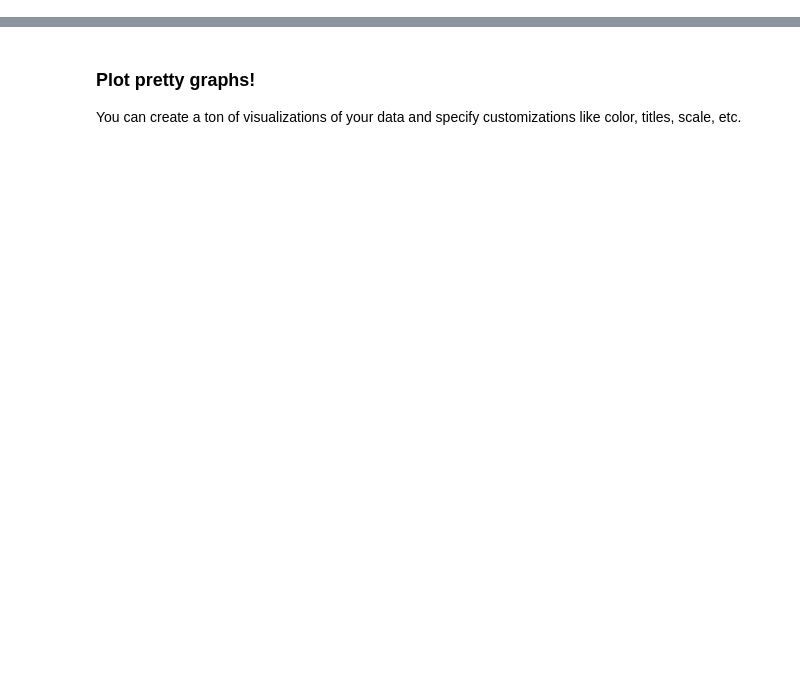
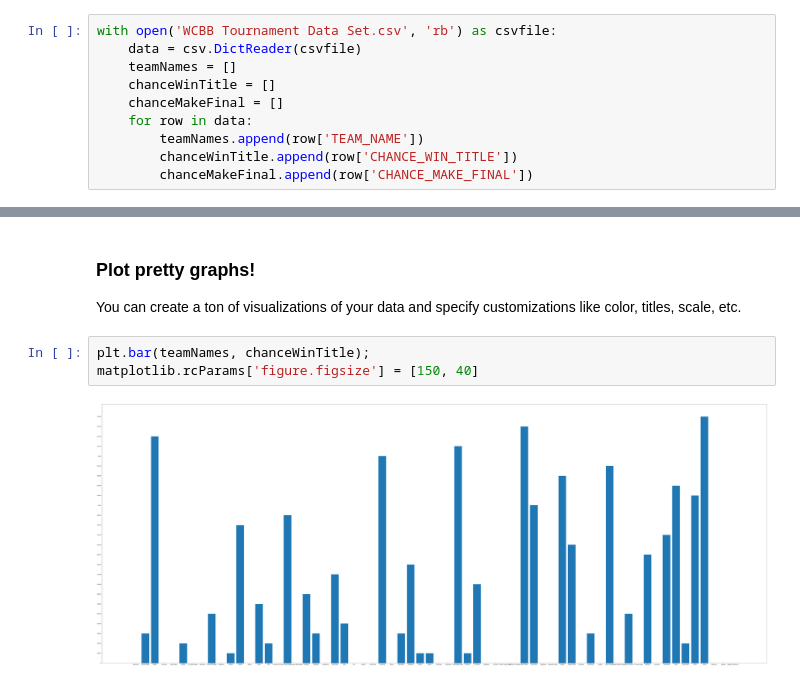
Before and after one commit to dianetam523/Python-Mathematics-Handbook, a Jupyter notebook: GWC Workshop Avon.ipynb, the cells around one changed output, grey strips where cells are left out. Cells and saved outputs as stored; diff of their text form; blank space fills up the shorter version.

```diff
--- a/GWC Workshop Avon.ipynb
+++ b/GWC Workshop Avon.ipynb
@@ -17 +119,11 @@ ys = [1, 2, 3, 4, 5, 6, 4, 1, 5, 3, 10]
+# %%
+with open('WCBB Tournament Data Set.csv', 'rb') as csvfile:
+    data = csv.DictReader(csvfile)
+    teamNames = []
+    chanceWinTitle = []
+    chanceMakeFinal = []
+    for row in data:
+        teamNames.append(row['TEAM_NAME'])
+        chanceWinTitle.append(row['CHANCE_WIN_TITLE'])
+        chanceMakeFinal.append(row['CHANCE_MAKE_FINAL'])
 # %% [markdown]
@@ -32,4 +162,9 @@ min(ys)
 # %% [markdown]
 ### Plot pretty graphs!
 You can create a ton of visualizations of your data and specify customizations like color, titles, scale, etc.
+# %%
+plt.bar(teamNames, chanceWinTitle);
+matplotlib.rcParams['figure.figsize'] = [150, 40]
+# %% [output]
+[figure, added]
 # %%
```
Also changed, not shown: parts of 36 cells of this notebook, 6 other files.
